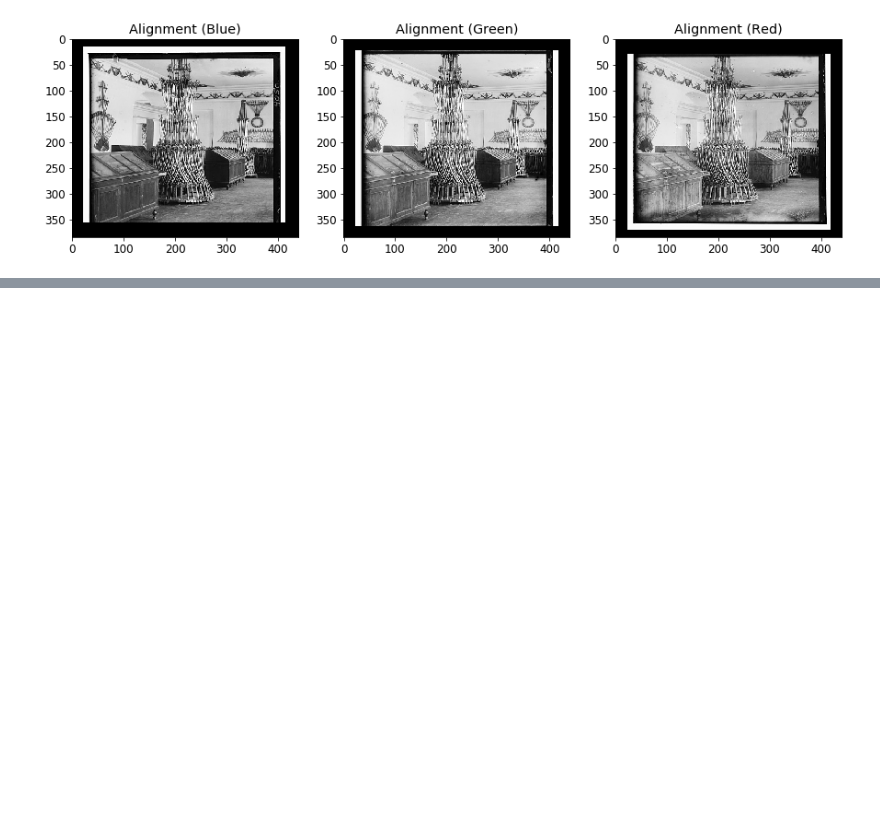
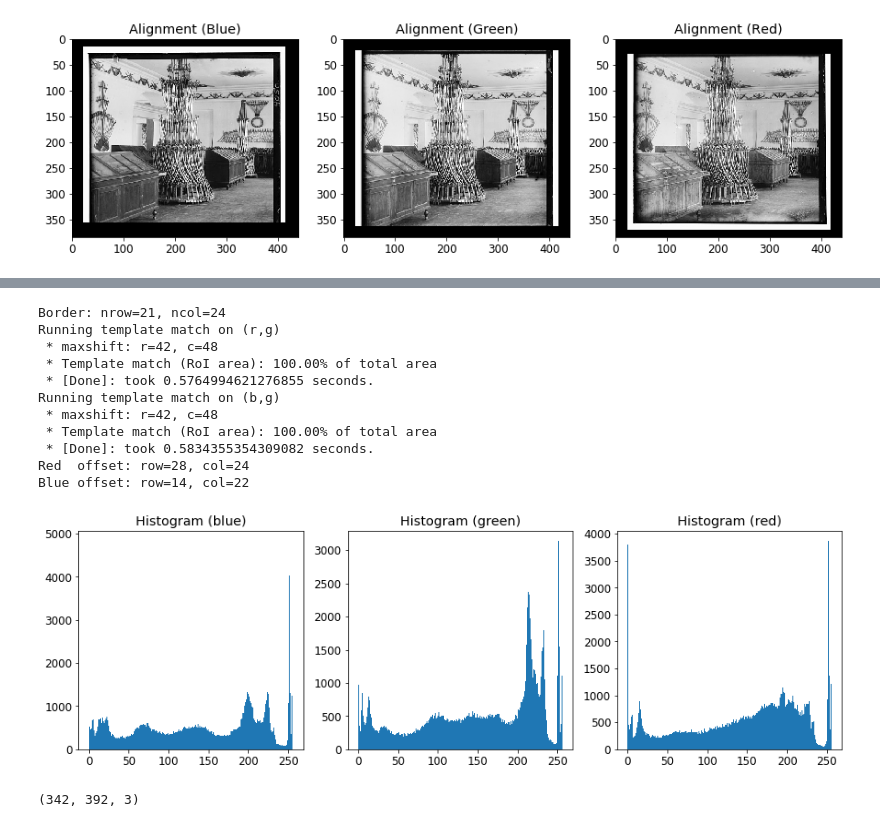
Before and after one commit to icecreambean/COMP9517, a Jupyter notebook: a1/z5075018_a1.ipynb, the cells around one changed output, grey strips where cells are left out. Cells and saved outputs as stored; diff of their text form; code cells hidden in the pictures; blank space fills up the shorter version.

```diff
--- a/a1/z5075018_a1.ipynb
+++ b/a1/z5075018_a1.ipynb
@@ -7,8 +7,10 @@ import os, time
 plt.rcParams['figure.figsize'] = (15,15)
 plt.rcParams.update({'font.size': 12})
 
-# modifiable parameters
+# modifiable parameters (to run the task)
 TEST_TASK_1 = True
+TEST_TASK_2 = True
+TEST_TASK_3 = True
 
 # ** Task 1 modifiable parameters, if enabled
 TASK_1_DIRECTORY = 'DataSamples'
@@ -20,3 +22,7 @@ TASK_2_IMAGE = '00549u.jpg' # '00549u', '00911u'
 
 TASK_2_ATTEMPTS = 10  # num iterations (downsampling factors) to attempt
 TASK_2_RUNTIME_SECONDS_THRESHOLD = 1  # tolerable num seconds taken by cur loop before we terminate after this loop
+
+# ** Task 3 parameters, if enabled
+TASK_3_DIRECTORY = 'DataSamples'
+TASK_3_IMAGE_1 = 's3.jpg'
@@ -138,8 +156,9 @@ def _matchTemplate(img, temp, borders, prev_offset=None):
 
     maxshift_r = wstop[0] - wstart[0] - img_nr
     maxshift_c = wstop[1] - wstart[1] - img_nc
+    roi_percent = 100*(maxshift_r+img_nr)*(maxshift_c+img_nc) / (temp_nr*temp_nc)
     print(" * maxshift: r={}, c={}".format(maxshift_r, maxshift_c))
-    print(" * Template match (RoI area): {:.2f}% of total area".format(100*maxshift_r*maxshift_c / (temp_nr*temp_nc) ))
+    print(" * Template match (RoI area): {:.2f}% of total area".format(roi_percent))
 
     #img_mean, img_std = cv2.meanStdDev(img)     # used for zncc, if used  [MODIFIABLE PARAM]
     #temp_mean, temp_std = cv2.meanStdDev(temp)
@@ -461,0 +473,35 @@ for gamma in gamma_vals:
+# %%
+def getTask1(directory, image): # condensed version
+    fp = os.path.join(directory, image)
+    b,g,r = getImageComponents(fp)      # channels
+    b_mh = histMatch(b, g)              # histogram match
+    r_mh = histMatch(r, g)
+    b_offset, g_new, r_offset, borders = alignComponents(b_mh, g, r_mh)  # get offset
+    b_new, r_new = applyAlignment(b,g_new,r, b_offset,r_offset)          # apply offset
+    # crop padding
+    row_start,row_stop, col_start,col_stop = getCropAlignmentOrig(borders, g)
+    aligned_img = cv2.merge((b_new,g_new,r_new))[row_start:row_stop, col_start:col_stop, :]
+    #original_img = cv2.merge((b,g,r))
+    return aligned_img
+
+if TEST_TASK_3:
+    img_t3 = getTask1(TASK_3_DIRECTORY, TASK_3_IMAGE_1)
+    # plot colour histogram
+    label_comps = ['blue', 'green', 'red']
+    for i in range(3):
+        plt.subplot(3,len(label_comps),i+1)
+        plt.title('Histogram ({})'.format(label_comps[i]))
+        plt.hist(img_t3[:,:,i].ravel(), 256, [0,256])
+# %% [output]
+Border: nrow=21, ncol=24
+Running template match on (r,g)
+ * maxshift: r=42, c=48
+ * Template match (RoI area): 100.00% of total area
+ * [Done]: took 0.5764994621276855 seconds.
+Running template match on (b,g)
+ * maxshift: r=42, c=48
+ * Template match (RoI area): 100.00% of total area
+ * [Done]: took 0.5834355354309082 seconds.
+Red  offset: row=28, col=24
+Blue offset: row=14, col=22
+[figure, added]
@@ -461,0 +543,4 @@ for gamma in gamma_vals:
+# %%
+aligned_img_t1.shape
+# %% [output]
+(342, 392, 3)
```
Also changed, not shown: parts of 12 cells of this notebook, 4 other files.
